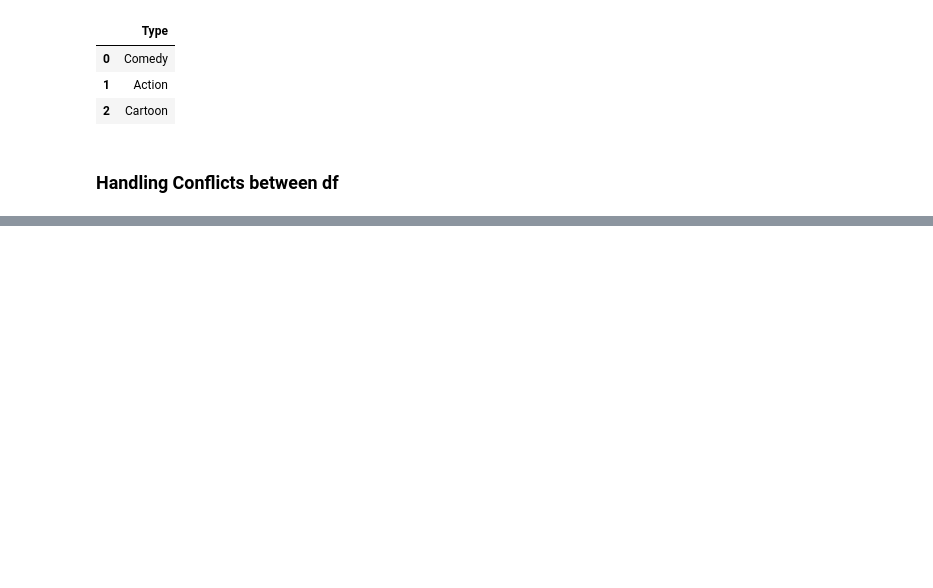
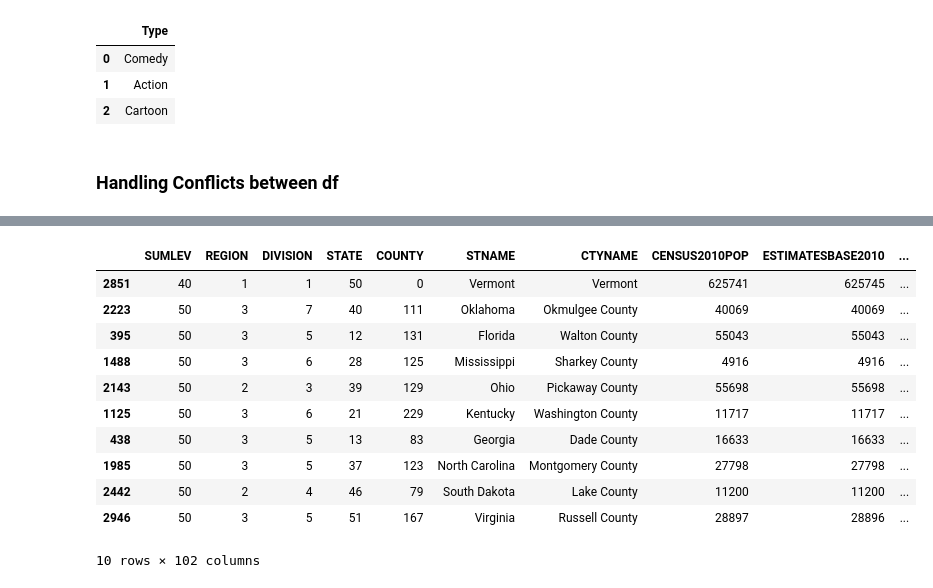
Before and after one commit to shreymusician/data-science-journey, a Jupyter notebook: module 3/merging df.ipynb, the cells around one changed output, grey strips where cells are left out. Cells and saved outputs as stored; diff of their text form; code cells hidden in the pictures; blank space fills up the shorter version.

```diff
--- a/module 3/merging df.ipynb
+++ b/module 3/merging df.ipynb
@@ -163,0 +302,7 @@ sdf = pd.DataFrame([{'Name': 'James', 'School': 'Business',
+# %%
+import pandas as pd
+import numpy as np
+import timeit
+
+df = pd.read_csv('datasets/census.csv')
+df.head()
@@ -163,0 +367,10 @@ sdf = pd.DataFrame([{'Name': 'James', 'School': 'Business',
+# %%
+# Using apply() on df
+def min_max(row):
+    data = row[['POPESTIMATE2010',
+                'POPESTIMATE2011',
+                'POPESTIMATE2012',
+                'POPESTIMATE2013',
+                'POPESTIMATE2014',
+                'POPESTIMATE2015']]
+    return pd.Series({'min': np.min(data), 'max': np.max(data)})
@@ -163,0 +397,27 @@ sdf = pd.DataFrame([{'Name': 'James', 'School': 'Business',
+# %%
+def min_max(row):
+    data = row[['POPESTIMATE2010',
+                'POPESTIMATE2011',
+                'POPESTIMATE2012',
+                'POPESTIMATE2013',
+                'POPESTIMATE2014',
+                'POPESTIMATE2015']]
+
+    row['max'] = np.max(data)
+    row['min'] = np.min(data)
+    return row
+
+df.apply(min_max, axis='columns').sample(10)
+# %% [output]
+|  | SUMLEV | REGION | DIVISION | STATE | COUNTY | STNAME | CTYNAME | CENSUS2010POP | ESTIMATESBASE2010 | ... |
+| 2851 | 40 | 1 | 1 | 50 | 0 | Vermont | Vermont | 625741 | 625745 | ... |
+| 2223 | 50 | 3 | 7 | 40 | 111 | Oklahoma | Okmulgee County | 40069 | 40069 | ... |
+| 395 | 50 | 3 | 5 | 12 | 131 | Florida | Walton County | 55043 | 55043 | ... |
+| 1488 | 50 | 3 | 6 | 28 | 125 | Mississippi | Sharkey County | 4916 | 4916 | ... |
+| 2143 | 50 | 2 | 3 | 39 | 129 | Ohio | Pickaway County | 55698 | 55698 | ... |
+| 1125 | 50 | 3 | 6 | 21 | 229 | Kentucky | Washington County | 11717 | 11717 | ... |
+| 438 | 50 | 3 | 5 | 13 | 83 | Georgia | Dade County | 16633 | 16633 | ... |
+| 1985 | 50 | 3 | 5 | 37 | 123 | North Carolina | Montgomery County | 27798 | 27798 | ... |
+| 2442 | 50 | 2 | 4 | 46 | 79 | South Dakota | Lake County | 11200 | 11200 | ... |
+| 2946 | 50 | 3 | 5 | 51 | 167 | Virginia | Russell County | 28897 | 28896 | ... |
+10 rows × 102 columns
```
Also changed, not shown: parts of 36 cells of this notebook, 15 other files.
